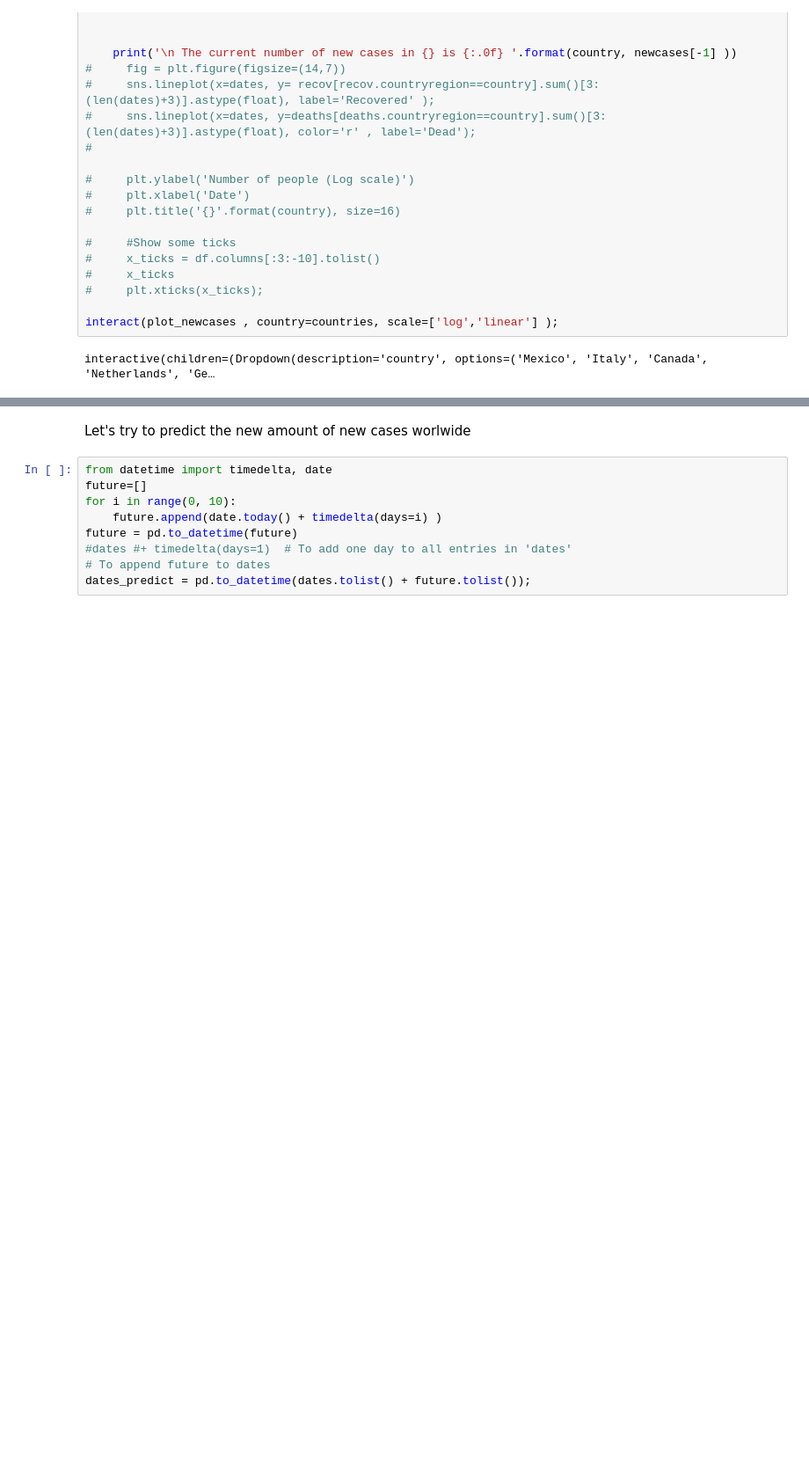
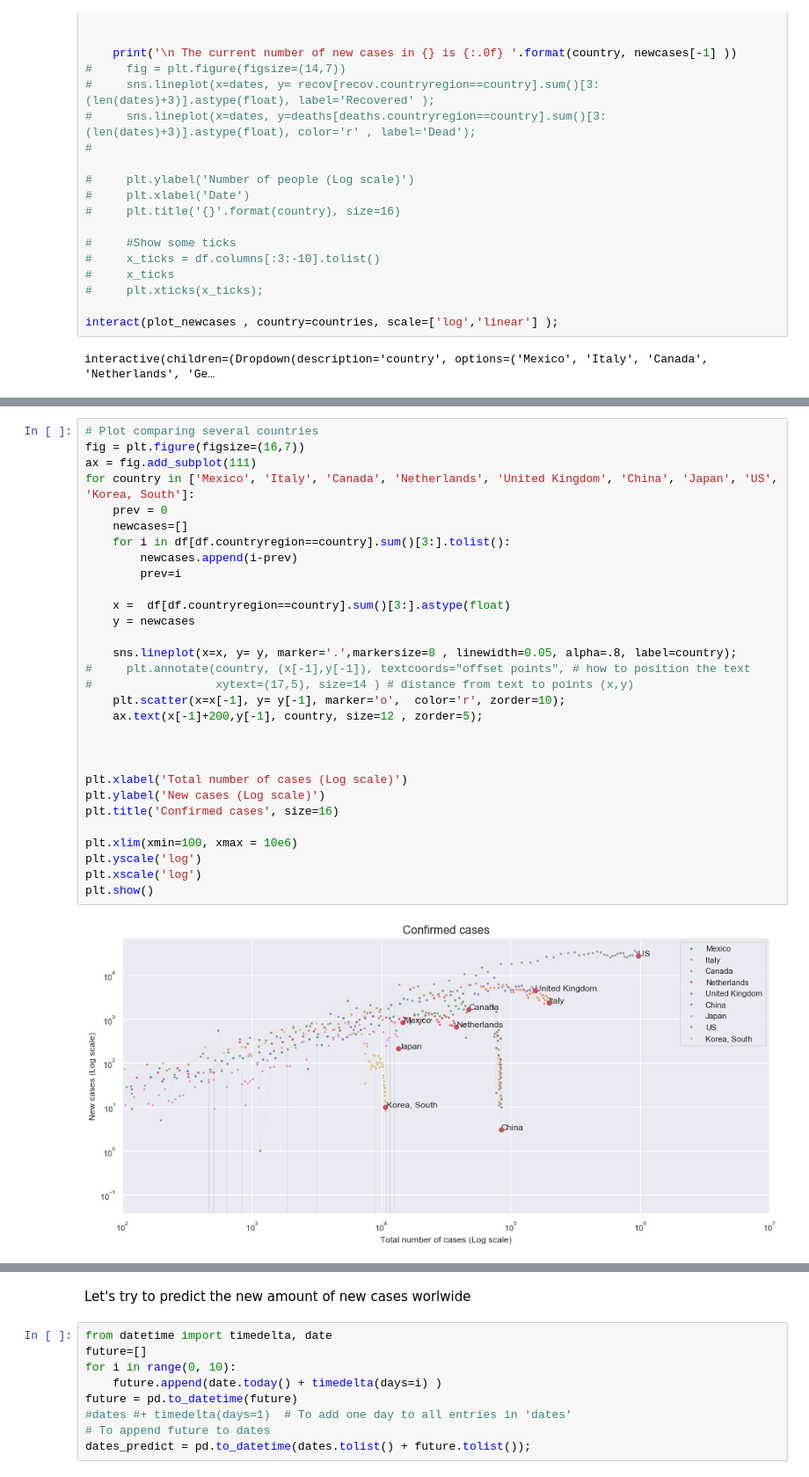
Before and after one commit to cuspime/Projects, a Jupyter notebook: COVID-19.ipynb, the cells around one changed output, grey strips where cells are left out. Shown at 88% size. Drawn from its saved outputs; the diff is of its cells as text; blank space fills up the shorter version.

```diff
--- a/COVID-19.ipynb
+++ b/COVID-19.ipynb
@@ -341,0 +376,32 @@ interactive(children=(Dropdown(description='country', options=('Mexico', 'Italy'
+# %%
+# Plot comparing several countries
+fig = plt.figure(figsize=(16,7))
+ax = fig.add_subplot(111)
+for country in ['Mexico', 'Italy', 'Canada', 'Netherlands', 'United Kingdom', 'China', 'Japan', 'US', 'Korea, South']:
+    prev = 0
+    newcases=[]
+    for i in df[df.countryregion==country].sum()[3:].tolist():
+        newcases.append(i-prev)
+        prev=i
+
+    x =  df[df.countryregion==country].sum()[3:].astype(float)
+    y = newcases
+
+    sns.lineplot(x=x, y= y, marker='.',markersize=8 , linewidth=0.05, alpha=.8, label=country);
+#     plt.annotate(country, (x[-1],y[-1]), textcoords="offset points", # how to position the text
+#                  xytext=(17,5), size=14 ) # distance from text to points (x,y)
+    plt.scatter(x=x[-1], y= y[-1], marker='o',  color='r', zorder=10);
+    ax.text(x[-1]+200,y[-1], country, size=12 , zorder=5);
+
+
+
+plt.xlabel('Total number of cases (Log scale)')
+plt.ylabel('New cases (Log scale)')
+plt.title('Confirmed cases', size=16)
+
+plt.xlim(xmin=100, xmax = 10e6)
+plt.yscale('log')
+plt.xscale('log')
+plt.show()
+# %% [output]
+[figure, added]
```
Also changed, not shown: parts of 33 cells of this notebook.
